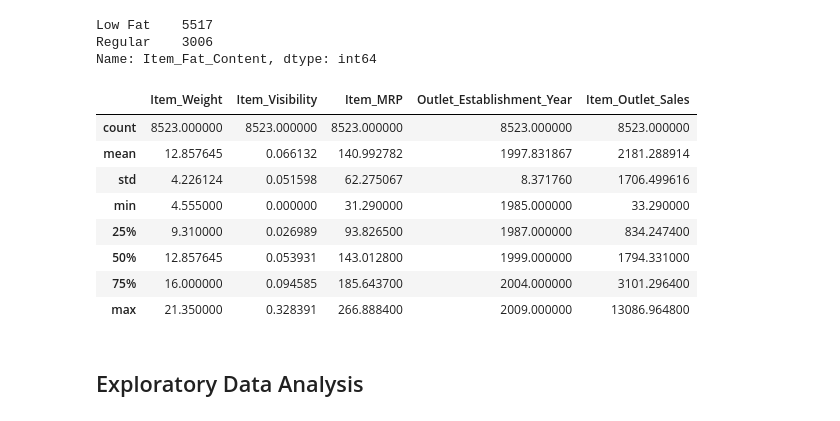
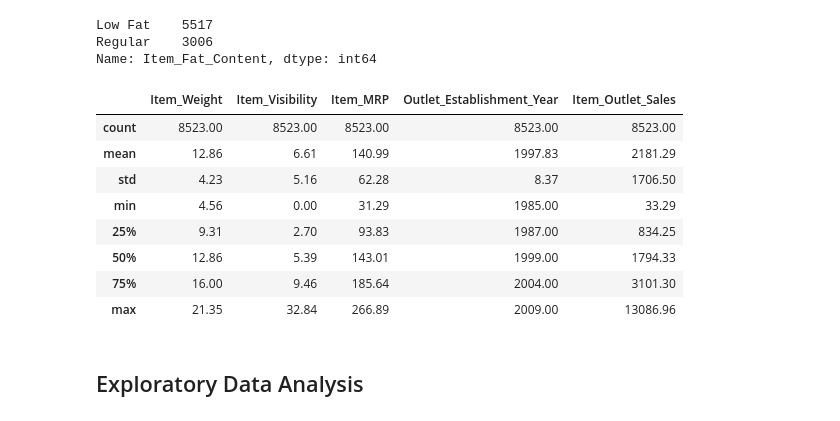
Before and after one commit to MariemShn/Prediction-of-Product-Sales, a Jupyter notebook: Prediction_of_Product_Sales.ipynb, the cells around one changed output. Cells and saved outputs as stored; diff of their text form; code cells hidden in the pictures.

```diff
--- a/Prediction_of_Product_Sales.ipynb
+++ b/Prediction_of_Product_Sales.ipynb
@@ -167,7 +167,7 @@ Strategy #3: To deal with the missing values, we could fill them in with the wor
 We will select Strategy #3 so that the values will be filled in, but we will still be aware that those values are missing.
 # %%
 # Using a placeholder value for the column Outlet_Size
-df['Outlet_Size'] = df_salespred['Outlet_Size'].fillna('MISSING')
+df['Outlet_Size'] = df['Outlet_Size'].fillna('MISSING')
 df['Outlet_Size'].value_counts()
 # %% [output]
 Medium     2793
@@ -225,19 +225,22 @@ df['Item_Fat_Content'].value_counts()
 Low Fat    5517
 Regular    3006
 Name: Item_Fat_Content, dtype: int64
+# %%
+#The Item_visibility column should be in percentage
+df['Item_Visibility']= df['Item_Visibility']*100
 # %%
 #Statistics summary of numerical columns
-num_columns = df_salespred.select_dtypes('number').columns
-df[num_columns].describe()
+num_columns = df.select_dtypes('number').columns
+df[num_columns].describe().round(2)
 # %% [output]
 |  | Item_Weight | Item_Visibility | Item_MRP | Outlet_Establishment_Year | Item_Outlet_Sales |
-| count | 8523.000000 | 8523.000000 | 8523.000000 | 8523.000000 | 8523.000000 |
-| mean | 12.857645 | 0.066132 | 140.992782 | 1997.831867 | 2181.288914 |
-| std | 4.226124 | 0.051598 | 62.275067 | 8.371760 | 1706.499616 |
-| min | 4.555000 | 0.000000 | 31.290000 | 1985.000000 | 33.290000 |
-| 25% | 9.310000 | 0.026989 | 93.826500 | 1987.000000 | 834.247400 |
-| 50% | 12.857645 | 0.053931 | 143.012800 | 1999.000000 | 1794.331000 |
-| 75% | 16.000000 | 0.094585 | 185.643700 | 2004.000000 | 3101.296400 |
-| max | 21.350000 | 0.328391 | 266.888400 | 2009.000000 | 13086.964800 |
+| count | 8523.00 | 8523.00 | 8523.00 | 8523.00 | 8523.00 |
+| mean | 12.86 | 6.61 | 140.99 | 1997.83 | 2181.29 |
+| std | 4.23 | 5.16 | 62.28 | 8.37 | 1706.50 |
+| min | 4.56 | 0.00 | 31.29 | 1985.00 | 33.29 |
+| 25% | 9.31 | 2.70 | 93.83 | 1987.00 | 834.25 |
+| 50% | 12.86 | 5.39 | 143.01 | 1999.00 | 1794.33 |
+| 75% | 16.00 | 9.46 | 185.64 | 2004.00 | 3101.30 |
+| max | 21.35 | 32.84 | 266.89 | 2009.00 | 13086.96 |
 # %% [markdown]
 ## Exploratory Data Analysis
```
Also changed, not shown: parts of 8 cells of this notebook.
